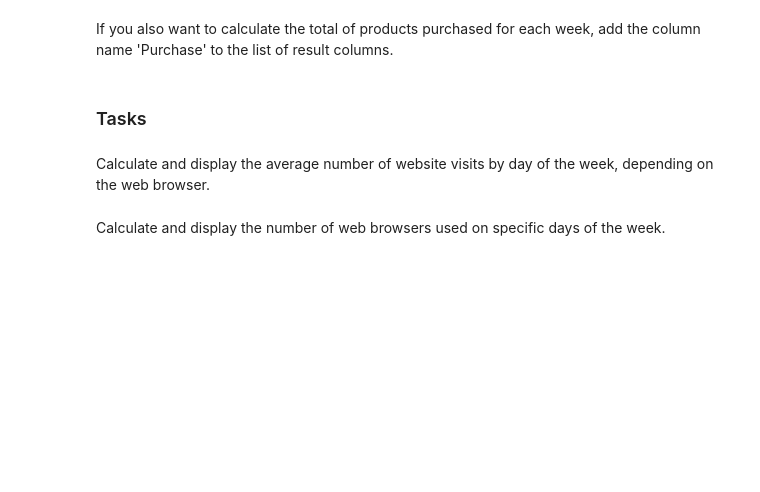
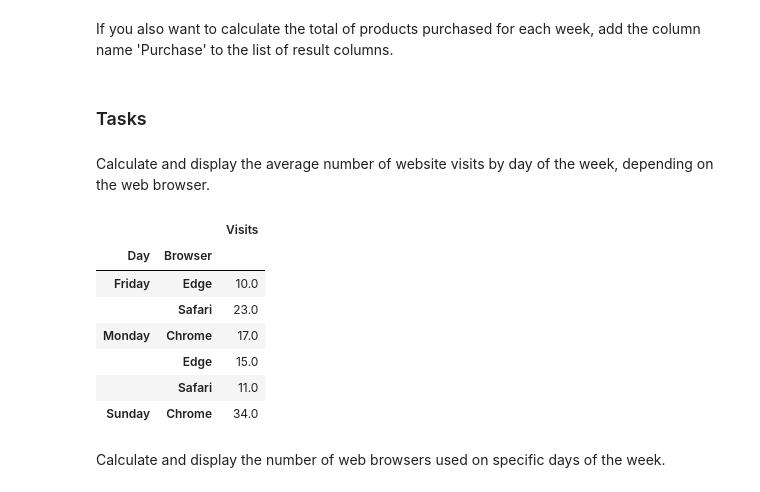
Before and after one commit to andmaziarz/pvd, a Jupyter notebook: Data Processing/data-grouping.ipynb, the cells around one changed output. Cells and saved outputs as stored; diff of their text form; code cells hidden in the pictures; blank space fills up the shorter version.

```diff
--- a/Data Processing/data-grouping.ipynb
+++ b/Data Processing/data-grouping.ipynb
@@ -42,5 +42,16 @@ visits.loc[:,['Day','Visits','Purchase']].groupby(['Day']).sum()
 ### Tasks
 # %% [markdown]
 Calculate and display the average number of website visits by day of the week, depending on the web browser.
+# %%
+visits.loc[:,['Day','Browser','Visits']].groupby(['Day','Browser']).mean()
+# %% [output]
+|  |  | Visits |
+| Day | Browser |  |
+| Friday | Edge | 10.0 |
+|  | Safari | 23.0 |
+| Monday | Chrome | 17.0 |
+|  | Edge | 15.0 |
+|  | Safari | 11.0 |
+| Sunday | Chrome | 34.0 |
 # %% [markdown]
 Calculate and display the number of web browsers used on specific days of the week.
```
Also changed, not shown: parts of 27 cells of this notebook, 19 other files.
